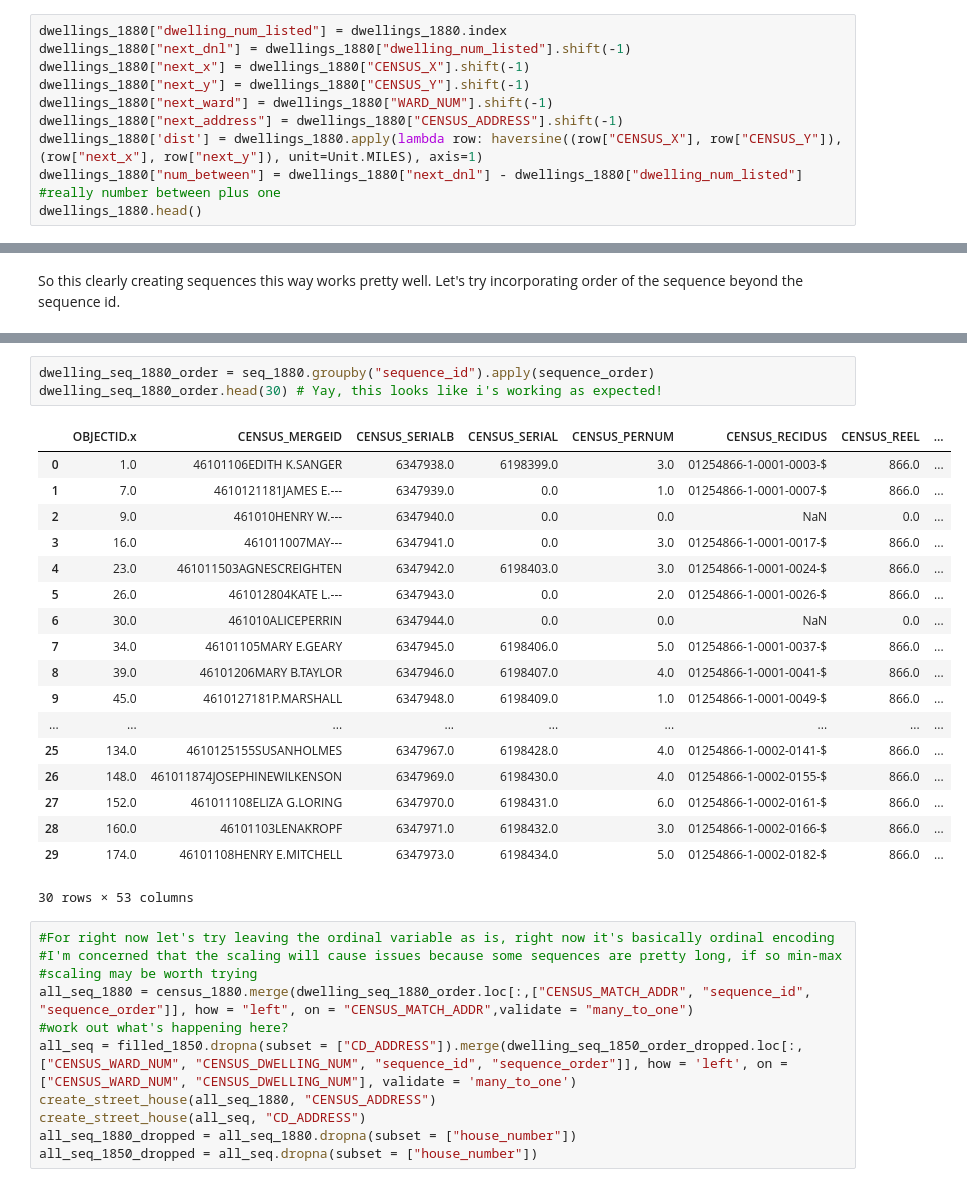
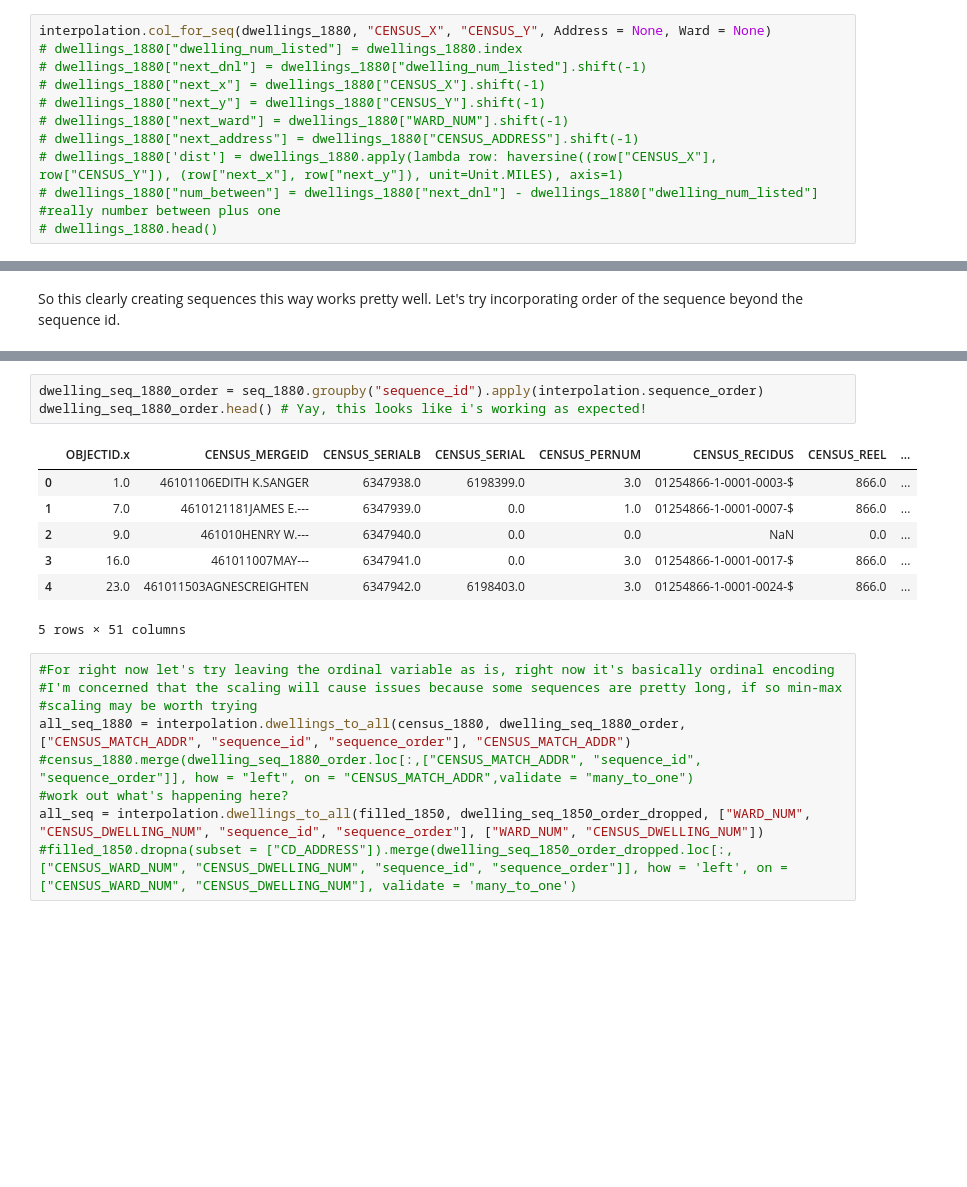
Before and after one commit to CenterForSpatialResearch/hnyc-spatial-linkage, a Jupyter notebook: Interpolation/Examining Sequence Patterns.ipynb, the cells around one changed output, grey strips where cells are left out. Saved outputs shown, nothing was run; the diff lists cells and outputs as text; blank space fills up the shorter version.

```diff
--- a/Interpolation/Examining Sequence Patterns.ipynb
+++ b/Interpolation/Examining Sequence Patterns.ipynb
@@ -304,12 +289,13 @@ dwellings_1880 = census_1880.drop_duplicates(subset = ["CENSUS_ADDRESS"]).reset_
 # %%
 dwellings_1880.loc[dwellings_1880.CENSUS_Y > 1000, 'CENSUS_Y'] = 40.799935
 # %%
-dwellings_1880["dwelling_num_listed"] = dwellings_1880.index
-dwellings_1880["next_dnl"] = dwellings_1880["dwelling_num_listed"].shift(-1)
-dwellings_1880["next_x"] = dwellings_1880["CENSUS_X"].shift(-1)
-dwellings_1880["next_y"] = dwellings_1880["CENSUS_Y"].shift(-1)
-dwellings_1880["next_ward"] = dwellings_1880["WARD_NUM"].shift(-1)
-dwellings_1880["next_address"] = dwellings_1880["CENSUS_ADDRESS"].shift(-1)
-dwellings_1880['dist'] = dwellings_1880.apply(lambda row: haversine((row["CENSUS_X"], row["CENSUS_Y"]), (row["next_x"], row["next_y"]), unit=Unit.MILES), axis=1)
-dwellings_1880["num_between"] = dwellings_1880["next_dnl"] - dwellings_1880["dwelling_num_listed"] #really number between plus one
-dwellings_1880.head()
+interpolation.col_for_seq(dwellings_1880, "CENSUS_X", "CENSUS_Y", Address = None, Ward = None)
+# dwellings_1880["dwelling_num_listed"] = dwellings_1880.index
+# dwellings_1880["next_dnl"] = dwellings_1880["dwelling_num_listed"].shift(-1)
+# dwellings_1880["next_x"] = dwellings_1880["CENSUS_X"].shift(-1)
+# dwellings_1880["next_y"] = dwellings_1880["CENSUS_Y"].shift(-1)
+# dwellings_1880["next_ward"] = dwellings_1880["WARD_NUM"].shift(-1)
+# dwellings_1880["next_address"] = dwellings_1880["CENSUS_ADDRESS"].shift(-1)
+# dwellings_1880['dist'] = dwellings_1880.apply(lambda row: haversine((row["CENSUS_X"], row["CENSUS_Y"]), (row["next_x"], row["next_y"]), unit=Unit.MILES), axis=1)
+# dwellings_1880["num_between"] = dwellings_1880["next_dnl"] - dwellings_1880["dwelling_num_listed"] #really number between plus one
+# dwellings_1880.head()
@@ -467,33 +375,20 @@ memory usage: 2.6+ MB
 # %%
-dwelling_seq_1880_order = seq_1880.groupby("sequence_id").apply(sequence_order)
-dwelling_seq_1880_order.head(30) # Yay, this looks like i's working as expected!
+dwelling_seq_1880_order = seq_1880.groupby("sequence_id").apply(interpolation.sequence_order)
+dwelling_seq_1880_order.head() # Yay, this looks like i's working as expected!
 # %% [output]
 |  | OBJECTID.x | CENSUS_MERGEID | CENSUS_SERIALB | CENSUS_SERIAL | CENSUS_PERNUM | CENSUS_RECIDUS | CENSUS_REEL | ... |
 | 0 | 1.0 | 46101106EDITH K.SANGER | 6347938.0 | 6198399.0 | 3.0 | 01254866-1-0001-0003-$ | 866.0 | ... |
 | 1 | 7.0 | 4610121181JAMES E.--- | 6347939.0 | 0.0 | 1.0 | 01254866-1-0001-0007-$ | 866.0 | ... |
 | 2 | 9.0 | 461010HENRY W.--- | 6347940.0 | 0.0 | 0.0 | NaN | 0.0 | ... |
 | 3 | 16.0 | 461011007MAY--- | 6347941.0 | 0.0 | 3.0 | 01254866-1-0001-0017-$ | 866.0 | ... |
 | 4 | 23.0 | 461011503AGNESCREIGHTEN | 6347942.0 | 6198403.0 | 3.0 | 01254866-1-0001-0024-$ | 866.0 | ... |
-| 5 | 26.0 | 461012804KATE L.--- | 6347943.0 | 0.0 | 2.0 | 01254866-1-0001-0026-$ | 866.0 | ... |
-| 6 | 30.0 | 461010ALICEPERRIN | 6347944.0 | 0.0 | 0.0 | NaN | 0.0 | ... |
-| 7 | 34.0 | 46101105MARY E.GEARY | 6347945.0 | 6198406.0 | 5.0 | 01254866-1-0001-0037-$ | 866.0 | ... |
-| 8 | 39.0 | 46101206MARY B.TAYLOR | 6347946.0 | 6198407.0 | 4.0 | 01254866-1-0001-0041-$ | 866.0 | ... |
-| 9 | 45.0 | 4610127181P.MARSHALL | 6347948.0 | 6198409.0 | 1.0 | 01254866-1-0001-0049-$ | 866.0 | ... |
-| ... | ... | ... | ... | ... | ... | ... | ... | ... |
-| 25 | 134.0 | 4610125155SUSANHOLMES | 6347967.0 | 6198428.0 | 4.0 | 01254866-1-0002-0141-$ | 866.0 | ... |
-| 26 | 148.0 | 461011874JOSEPHINEWILKENSON | 6347969.0 | 6198430.0 | 4.0 | 01254866-1-0002-0155-$ | 866.0 | ... |
-| 27 | 152.0 | 461011108ELIZA G.LORING | 6347970.0 | 6198431.0 | 6.0 | 01254866-1-0002-0161-$ | 866.0 | ... |
-| 28 | 160.0 | 46101103LENAKROPF | 6347971.0 | 6198432.0 | 3.0 | 01254866-1-0002-0166-$ | 866.0 | ... |
-| 29 | 174.0 | 46101108HENRY E.MITCHELL | 6347973.0 | 6198434.0 | 5.0 | 01254866-1-0002-0182-$ | 866.0 | ... |
-30 rows × 53 columns
+5 rows × 51 columns
 # %%
 #For right now let's try leaving the ordinal variable as is, right now it's basically ordinal encoding
 #I'm concerned that the scaling will cause issues because some sequences are pretty long, if so min-max
 #scaling may be worth trying
-all_seq_1880 = census_1880.merge(dwelling_seq_1880_order.loc[:,["CENSUS_MATCH_ADDR", "sequence_id", "sequence_order"]], how = "left", on = "CENSUS_MATCH_ADDR",validate = "many_to_one")
+all_seq_1880 = interpolation.dwellings_to_all(census_1880, dwelling_seq_1880_order, ["CENSUS_MATCH_ADDR", "sequence_id", "sequence_order"], "CENSUS_MATCH_ADDR")
+#census_1880.merge(dwelling_seq_1880_order.loc[:,["CENSUS_MATCH_ADDR", "sequence_id", "sequence_order"]], how = "left", on = "CENSUS_MATCH_ADDR",validate = "many_to_one")
 #work out what's happening here?
-all_seq = filled_1850.dropna(subset = ["CD_ADDRESS"]).merge(dwelling_seq_1850_order_dropped.loc[:,["CENSUS_WARD_NUM", "CENSUS_DWELLING_NUM", "sequence_id", "sequence_order"]], how = 'left', on = ["CENSUS_WARD_NUM", "CENSUS_DWELLING_NUM"], validate = 'many_to_one')
-create_street_house(all_seq_1880, "CENSUS_ADDRESS")
-create_street_house(all_seq, "CD_ADDRESS")
-all_seq_1880_dropped = all_seq_1880.dropna(subset = ["house_number"])
-all_seq_1850_dropped = all_seq.dropna(subset = ["house_number"])
+all_seq = interpolation.dwellings_to_all(filled_1850, dwelling_seq_1850_order_dropped, ["WARD_NUM", "CENSUS_DWELLING_NUM", "sequence_id", "sequence_order"], ["WARD_NUM", "CENSUS_DWELLING_NUM"])
+#filled_1850.dropna(subset = ["CD_ADDRESS"]).merge(dwelling_seq_1850_order_dropped.loc[:,["CENSUS_WARD_NUM", "CENSUS_DWELLING_NUM", "sequence_id", "sequence_order"]], how = 'left', on = ["CENSUS_WARD_NUM", "CENSUS_DWELLING_NUM"], validate = 'many_to_one')
```
Also changed, not shown: parts of 40 cells of this notebook, 5 other files.
